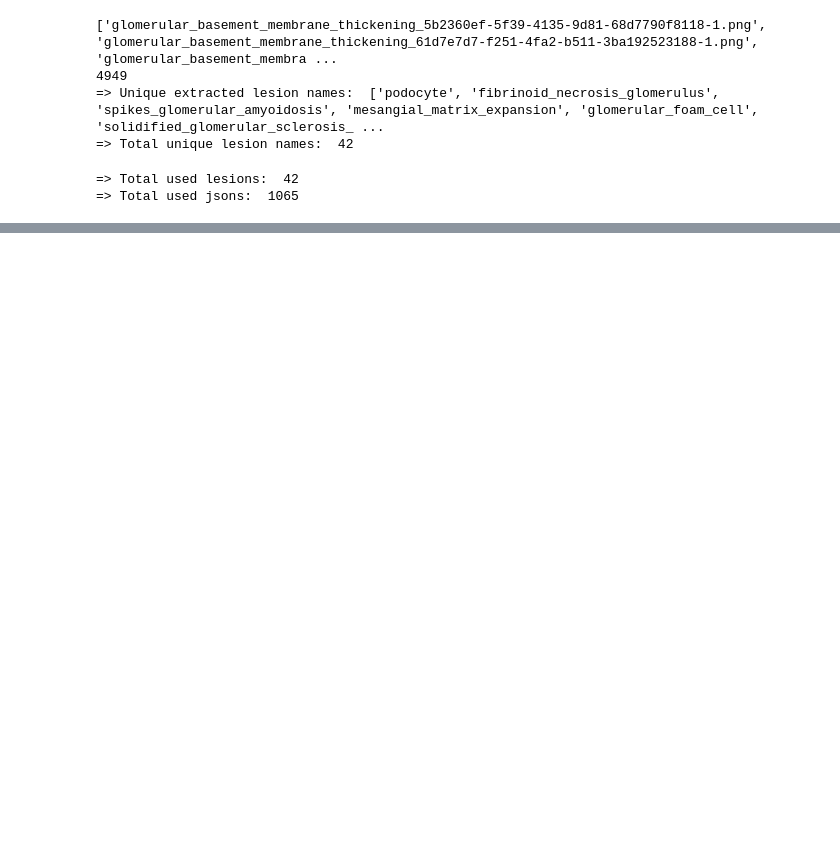
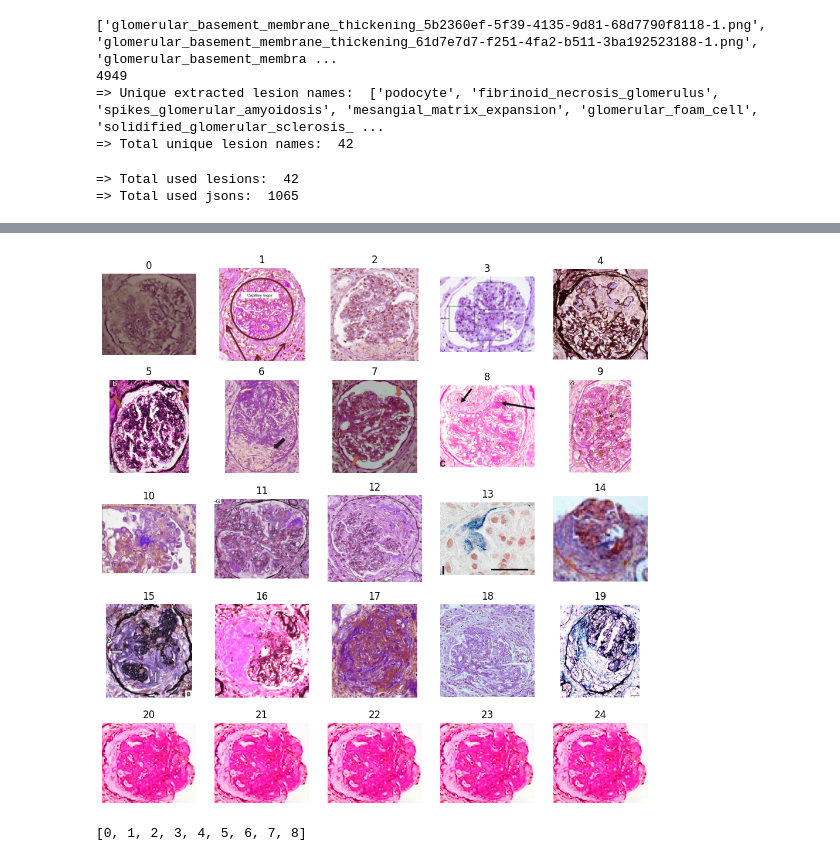
Before and after one commit to huyvquoc/labo, a Jupyter notebook: my_utils/ipynbs/glomchat_info.ipynb, the cells around one changed output, grey strips where cells are left out. Drawn from its saved outputs; the diff is of its cells as text; code cells hidden in the pictures; blank space fills up the shorter version.

Commit message:
can add images without bboxes

```diff
--- a/my_utils/ipynbs/glomchat_info.ipynb
+++ b/my_utils/ipynbs/glomchat_info.ipynb
@@ -836,30 +850,47 @@ print('=> Total used jsons: ', total_used_jsons)
 => Total used jsons:  1065
 # %%
 # visualization of annotation
-new_dict_of_mapping_from_lesion_to_list_of_jsons
-all_lesion_names = new_dict_of_mapping_from_lesion_to_list_of_jsons.keys()
+all_lesion_names = list(new_dict_of_mapping_from_lesion_to_list_of_jsons.keys()) # 42 lesions
 select_number = 5
 chosen_lesion_names = all_lesion_names[:select_number]
 
 # randomly choose 5 images having json for each chosen lesion
 list_of_chosen_images = []
 for chosen_lesion_name in chosen_lesion_names:
-    cur_list_of_jsons = new_dict_of_mapping_from_lesion_to_list_of_jsons[chosen_lesion_name]
-    randomly_chosen_indices = np.random.choice(len(cur_list_of_jsons), select_number, replace=False)
+    cur_list_of_jsons = np.array(new_dict_of_mapping_from_lesion_to_list_of_jsons[chosen_lesion_name])
+    print('[*] cur_list_of_jsons: ', type(cur_list_of_jsons))
+    if len(cur_list_of_jsons) < select_number:
+        list_of_chosen_indices = list(range(len(cur_list_of_jsons)))
+        padded_iters = select_number - len(cur_list_of_jsons)
+
+        last_index = list_of_chosen_indices[-1]
+        for padded_iter in range(padded_iters):
+            list_of_chosen_indices.append(last_index)
+
+        randomly_chosen_indices = np.array(list_of_chosen_indices)
+    else:
+        randomly_chosen_indices = np.random.choice(len(cur_list_of_jsons), select_number, replace=False)
+    print('[*] randomly_chosen_indices: ', type(randomly_chosen_indices))
+
     chosen_json_names = cur_list_of_jsons[randomly_chosen_indices]
-    corr_img_names = [''.join([chosen_json_name.rpslit('.', 1)[0], '.png']) for chosen_json_name in chosen_json_names]
+    corr_img_names = [''.join([chosen_json_name.rsplit('/', 1)[-1].rsplit('.', 1)[0], '.png']) for chosen_json_name in chosen_json_names]
 
     for rnd_idx, chosen_json_name in enumerate(chosen_json_names):
-        json_path = os.path.join(, chosen_json_name)
-        img_path = os.path.join(GLOM_REFINE_LABO_PATH, corr_img_names[rnd_idx])
-        list_of_chosen_images.append(cv2.imread())
+        json_path = os.path.join(chosen_json_name)
+        img_path = os.path.join(GLOM_REFINE_LABO_PATH, ''.join([chosen_lesion_name, '_', corr_img_names[rnd_idx]]))
+        print('[**] img_path: ', img_path)
+
+        list_of_chosen_images.append(cv2.imread(img_path))
+
+print('[**] len(list_of_chosen_images): ', len(list_of_chosen_images))
 
 figure = plt.figure(figsize=(12, 12))
 cols, rows = 5, 5
-for i in range(1, cols * rows + 1):
-    figure.add_subplot(rows, cols, i)
-    plt.title(f'{}')
+print('[**] cols * rows: ', cols * rows)
+for i in range(0, cols * rows):
+    figure.add_subplot(rows, cols, i+1)
+    plt.title(f'{str(i)}')
     plt.axis("off")
-    plt.imshow(, cmap="gray")
+    plt.imshow(list_of_chosen_images[i], cmap="gray")
 plt.show()
 # %% [output]
@@ -866,0 +917,5 @@ SyntaxError: f-string: empty expression not allowed (2119887986.py, line 8)
+[figure, added]
+# %%
+list(range(9))
+# %% [output]
+[0, 1, 2, 3, 4, 5, 6, 7, 8]
```
Also changed, not shown: parts of 2 cells of this notebook.
